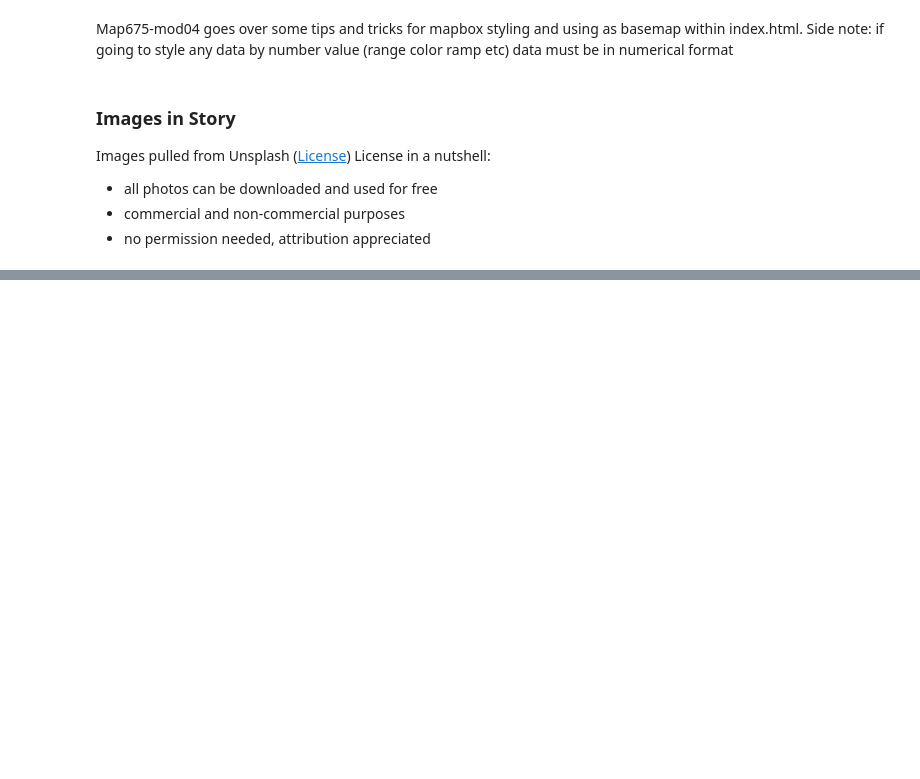
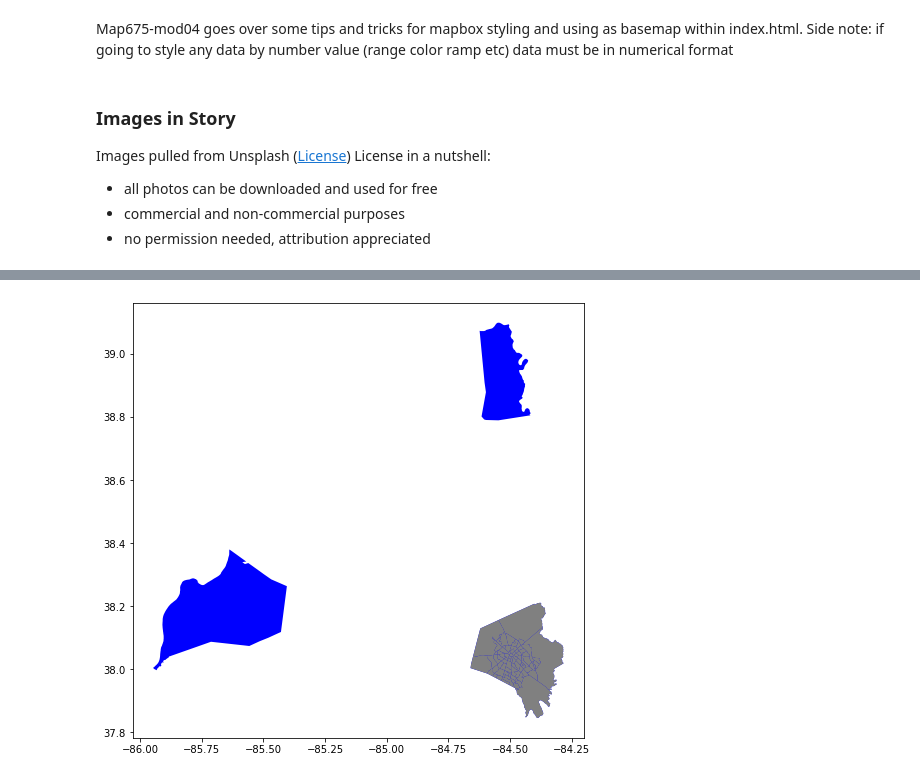
Before and after one commit to RCRamsey/covid-ky-digital-divide, a Jupyter notebook: notebooks/digital_divide.ipynb, the cells around one changed output, grey strips where cells are left out. Saved outputs shown, nothing was run; the diff lists cells and outputs as text; code cells hidden in the pictures; blank space fills up the shorter version.

Commit message:
format cb tract level digital access and merge with cb tract gdf

```diff
--- a/notebooks/digital_divide.ipynb
+++ b/notebooks/digital_divide.ipynb
@@ -821,0 +1017,11 @@ What defines a household? How many students could be in a household? if 6% of Ke
+# %%
+# drop excess columns
+# To Drop Columns
+to_drop2 = ['S2801_C02_002E','S2801_C02_003E', 'S2801_C02_004E','S2801_C02_005E', 'S2801_C02_007E',
+            'S2801_C02_008E', 'S2801_C02_009E', 'S2801_C02_010E', 'S2801_C02_021E','S2801_C02_022E',
+            'S2801_C02_025E', 'S2801_C02_026E', 'S2801_C02_029E', 'S2801_C02_030E', 'S2801_C02_028E',
+           'S2801_C02_024E', 'S2801_C02_020E', 'S2801_C02_014E', 'S2801_C02_001E']
+
+# drop excess columns from dataframe
+# assign remaining data to new dataframe name
+fay_tract_access_percent_df_min = fay_tract_access_percent_df.drop(to_drop2, axis=1)
@@ -821,0 +1051,12 @@ What defines a household? How many students could be in a household? if 6% of Ke
+# %%
+# rename headers
+fay_tract_access_percent_df_min.rename(columns = {'S2801_C02_006E':'smrtphOnly',
+                                                'S2801_C02_011E':'noComp', 'S2801_C02_012E':'estTtl_household_wInternet',
+                                                'S2801_C02_013E':'dialUpOnly', 'S2801_C01_001E':'Ttol_households',
+                                                'S2801_C02_015E':'cellData', 'S2801_C02_016E':'cellDataOnly',
+                                                'S2801_C02_017E':'broadband', 'S2801_C02_018E':'satellite',
+                                                'S2801_C02_019E':'noInternet',
+                                                'S2801_C02_023E':'noInternet<20K',
+                                                'S2801_C02_027E':'noInternet24-74.9k',
+                                                'S2801_C02_031E':'noInternet75k+'
+                              }, inplace=True)
@@ -821,0 +1075,3 @@ What defines a household? How many students could be in a household? if 6% of Ke
+# %%
+# rename cb tracts header AFFGEOID to GEO_ID
+cb19_tracts_gdf.rename(columns = {'AFFGEOID':'GEO_ID'}, inplace=True)
@@ -821,0 +1101,3 @@ What defines a household? How many students could be in a household? if 6% of Ke
+# %%
+# merge on GEO_ID
+fay_19_tract_dig_access_gdf = cb19_tracts_gdf.merge(fay_tract_access_percent_df_min, on = 'GEO_ID')
@@ -821,0 +1127,7 @@ What defines a household? How many students could be in a household? if 6% of Ke
+# %%
+# plot
+fig, ax = plt.subplots(figsize=(12, 8))
+fay_19_tract_dig_access_gdf.plot(ax=ax, color='grey', zorder=1);
+tl_19_ky_cnty_dig_min_gdf.plot(ax=ax, color='blue', zorder=0,);
+# %% [output]
+[figure, added]
```
Also changed, not shown: parts of 39 cells of this notebook.
